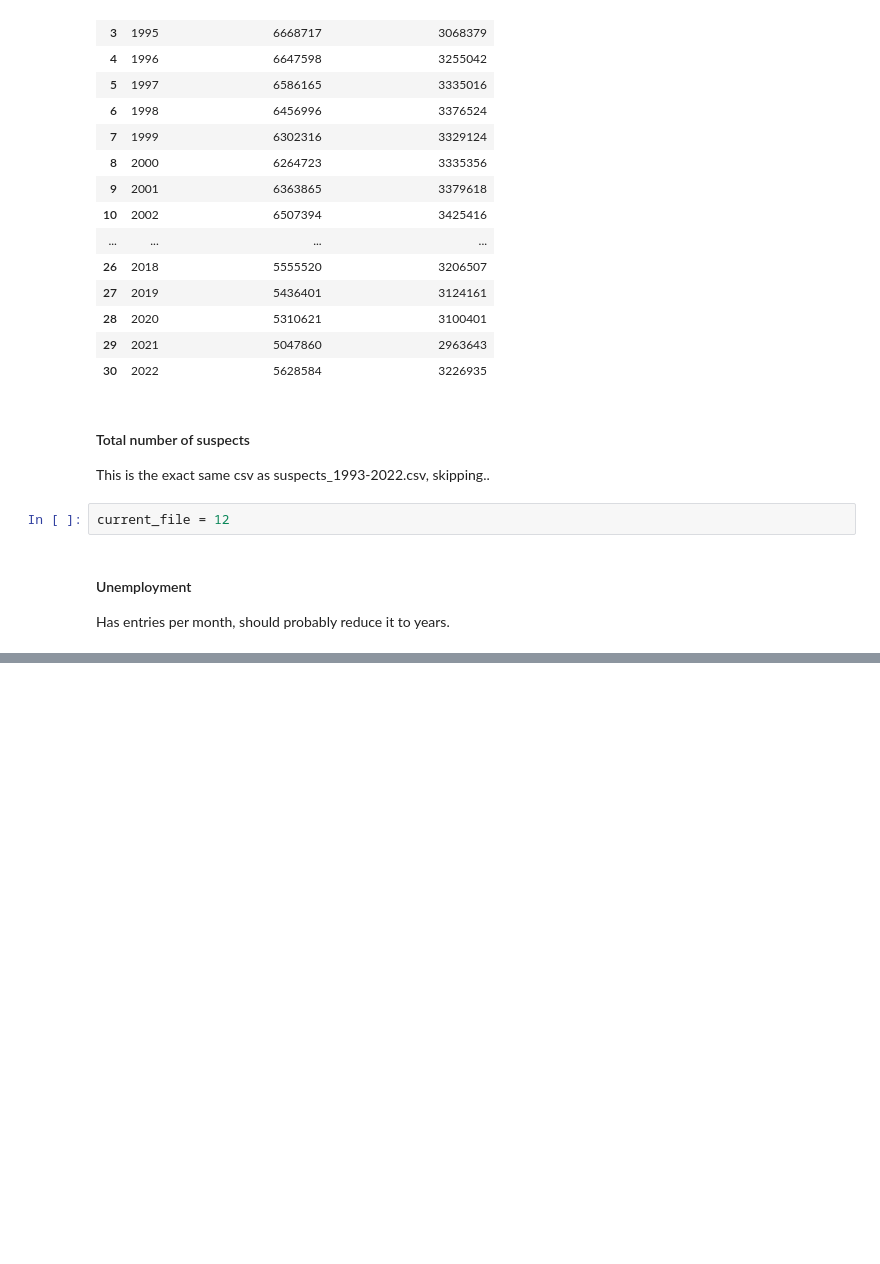
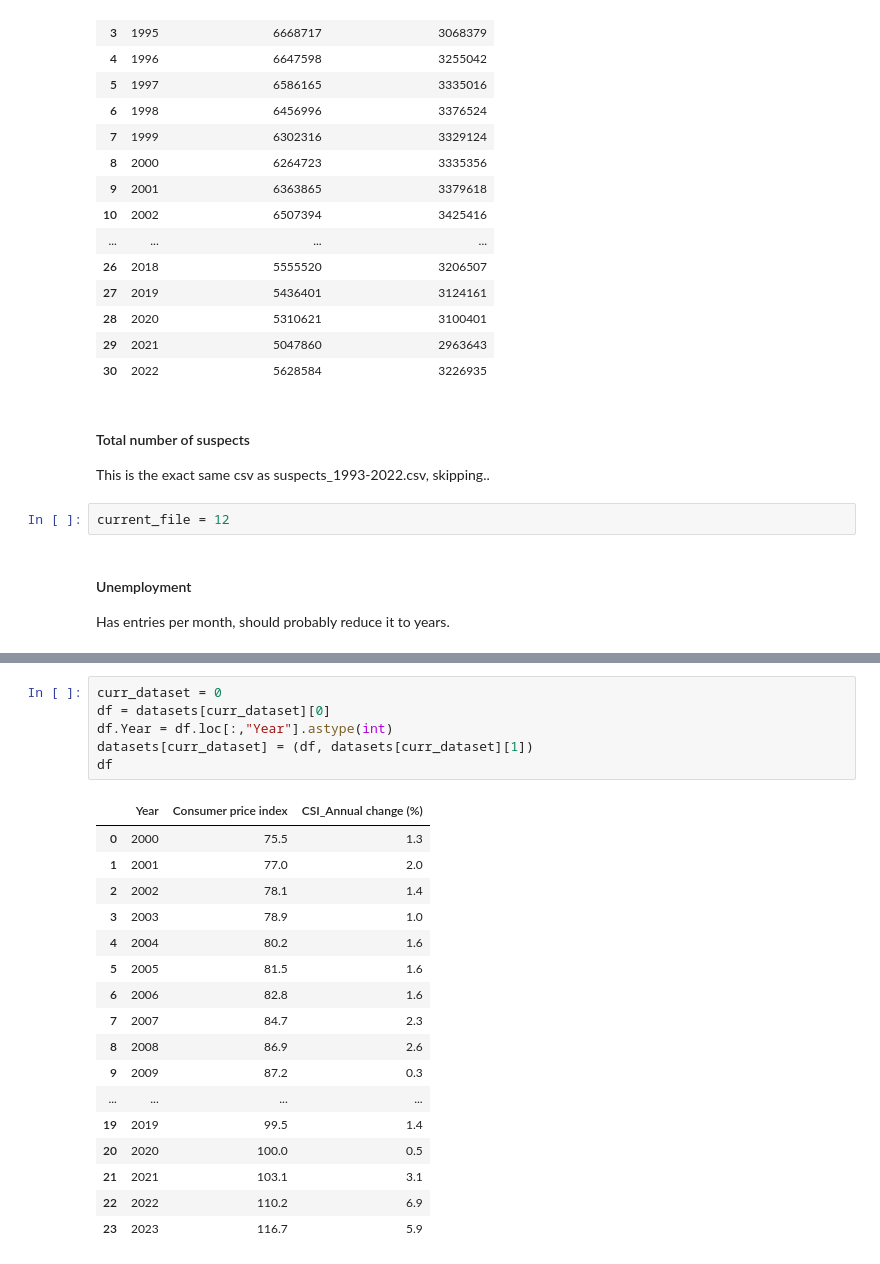
Before and after one commit to kubosis/Criminality_in_Germany, a Jupyter notebook: notebooks/non-pks/data_preprocessing.ipynb, the cells around one changed output, grey strips where cells are left out. Saved outputs shown, nothing was run; the diff lists cells and outputs as text; blank space fills up the shorter version.

```diff
--- a/notebooks/non-pks/data_preprocessing.ipynb
+++ b/notebooks/non-pks/data_preprocessing.ipynb
@@ -573,0 +661,24 @@ datasets[0]
+# %%
+curr_dataset = 0
+df = datasets[curr_dataset][0]
+df.Year = df.loc[:,"Year"].astype(int)
+datasets[curr_dataset] = (df, datasets[curr_dataset][1])
+df
+# %% [output]
+|  | Year | Consumer price index | CSI_Annual change (%) |
+| 0 | 2000 | 75.5 | 1.3 |
+| 1 | 2001 | 77.0 | 2.0 |
+| 2 | 2002 | 78.1 | 1.4 |
+| 3 | 2003 | 78.9 | 1.0 |
+| 4 | 2004 | 80.2 | 1.6 |
+| 5 | 2005 | 81.5 | 1.6 |
+| 6 | 2006 | 82.8 | 1.6 |
+| 7 | 2007 | 84.7 | 2.3 |
+| 8 | 2008 | 86.9 | 2.6 |
+| 9 | 2009 | 87.2 | 0.3 |
+| ... | ... | ... | ... |
+| 19 | 2019 | 99.5 | 1.4 |
+| 20 | 2020 | 100.0 | 0.5 |
+| 21 | 2021 | 103.1 | 3.1 |
+| 22 | 2022 | 110.2 | 6.9 |
+| 23 | 2023 | 116.7 | 5.9 |
```
Also changed, not shown: parts of 30 cells of this notebook, 4 other files.
